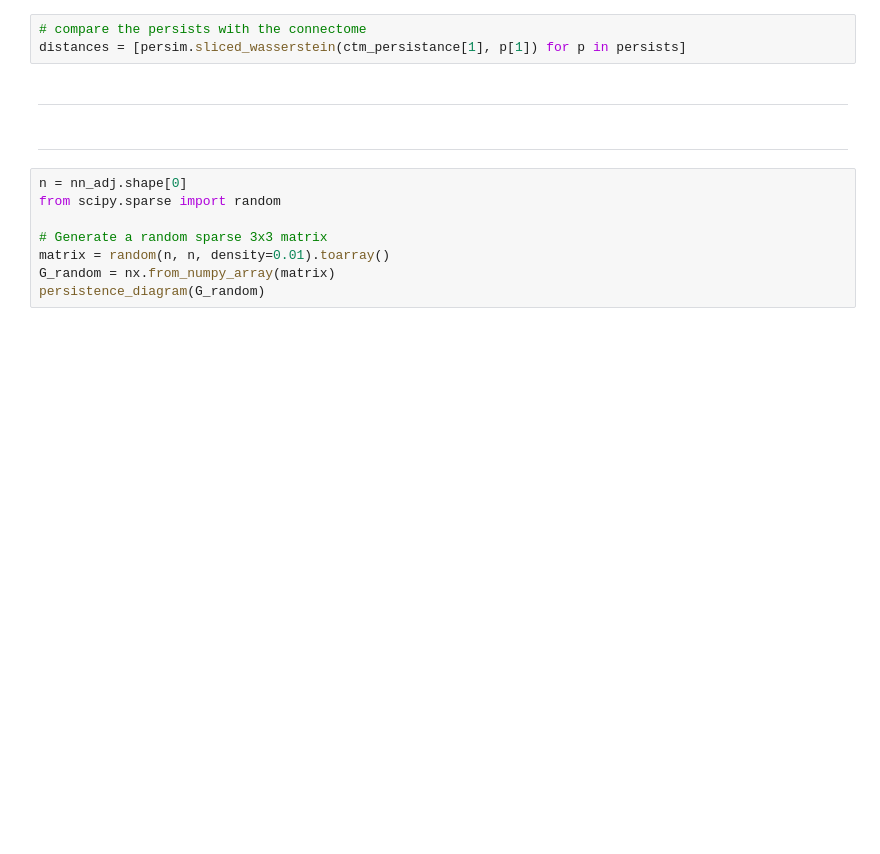
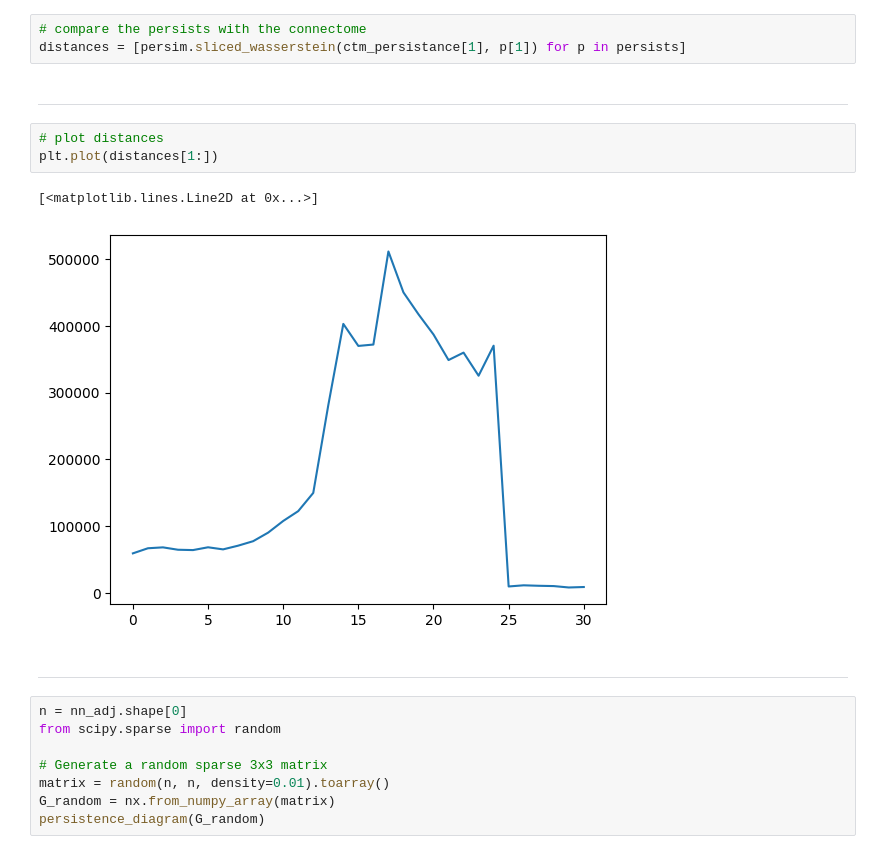
Before and after one commit to jerryhan60/TDA_SNNS, a Jupyter notebook: tda.ipynb, the cells around one changed output. Cells and saved outputs as stored; diff of their text form; blank space fills up the shorter version.

```diff
--- a/tda.ipynb
+++ b/tda.ipynb
@@ -251,6 +263,12 @@ distances
 distances = [persim.sliced_wasserstein(ctm_persistance[1], p[1]) for p in persists]
 # %% [markdown]
 ***
+# %%
+# plot distances
+plt.plot(distances[1:])
+# %% [output]
+[<matplotlib.lines.Line2D at 0x...>]
+[figure, added]
 # %% [markdown]
 ***
 # %%
```
Also changed, not shown: parts of 5 cells of this notebook.
